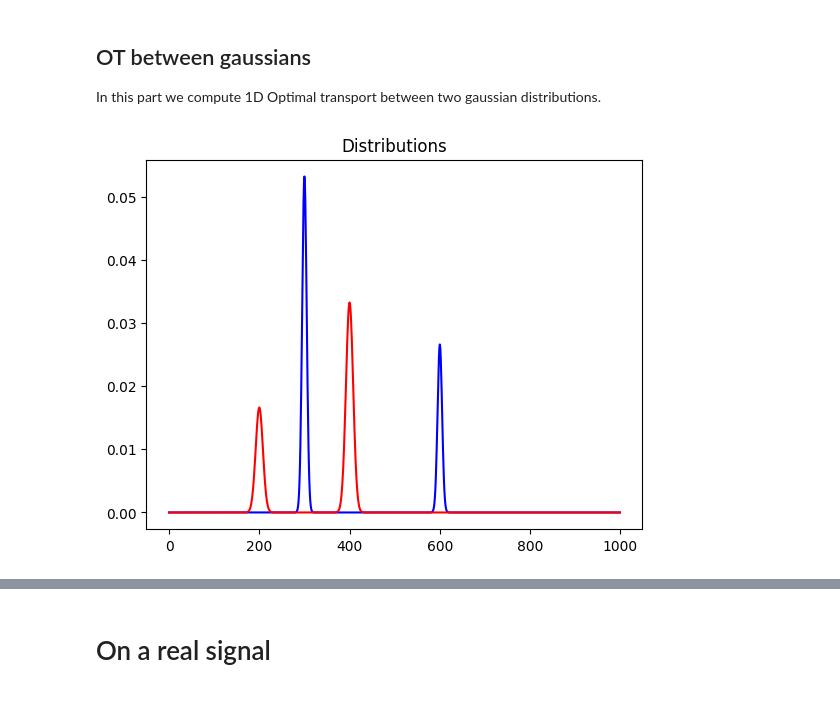
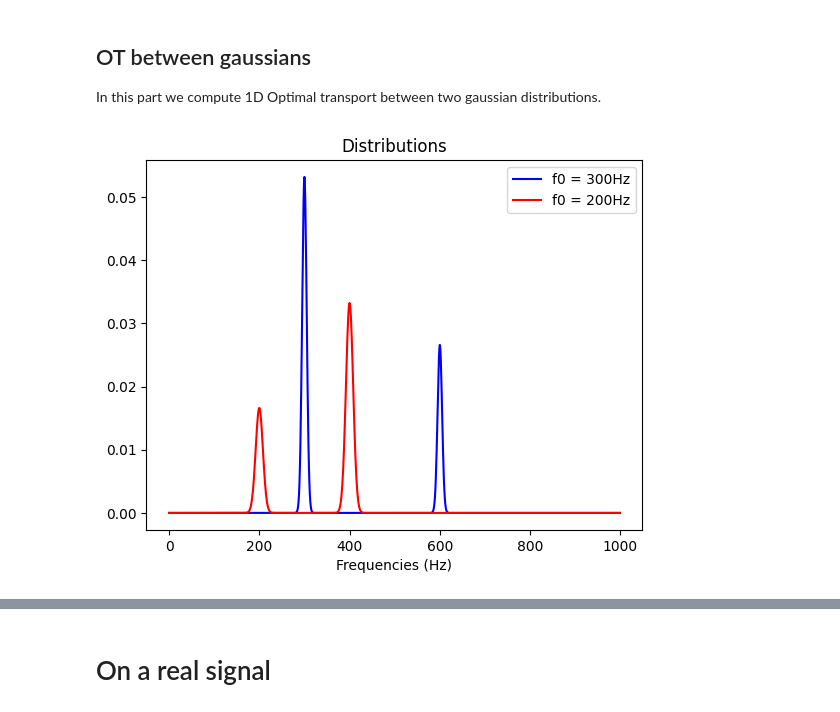
Before and after one commit to zaquastier/audio_1D_transport, a Jupyter notebook: audio_ot_v2.ipynb, the cells around one changed output, grey strips where cells are left out. Cells and saved outputs as stored; diff of their text form; code cells hidden in the pictures.

```diff
--- a/audio_ot_v2.ipynb
+++ b/audio_ot_v2.ipynb
@@ -88,25 +134,27 @@ In this part we compute 1D Optimal transport between two gaussian distributions.
 # %%
 # We compute two 1000-bins gaussian distributions with different mean and std
 
 n = 1000
 x = np.arange(n, dtype=np.float64)
 
 f1 = n * 0.3
 f2 = n * 0.2
 s1 = n * 0.005
 s2 = n * 0.008
 
 # Gaussian distributions
 a1 = 1.0 * ot.datasets.make_1D_gauss(n, m=f1, s=s1) + 0.5 * ot.datasets.make_1D_gauss(n, m=f1*2, s=s1)
 a1 = a1 / np.sum(a1)
 a2 = 0.5 * ot.datasets.make_1D_gauss(n, m=f2, s=s2) + 1.0 * ot.datasets.make_1D_gauss(n, m=f2*2, s=s2)
 a2 = a2 / np.sum(a2)
 
-fig, ax = plt.subplots()
-ax.plot(x, a1, color="blue")
-ax.plot(x, a2, color="red")
-ax.set_title('Distributions')
+plt.plot(x, a1, color="blue", label=f"f0 = {f1:.0f}Hz")
+plt.plot(x, a2, color="red", label=f"f0 = {f2:.0f}Hz")
+plt.title('Distributions')
+plt.xlabel("Frequencies (Hz)")
+plt.legend()
+
 
 plt.show()
 # %% [output]
-[figure, old version]
+[figure, new version]
```
Also changed, not shown: parts of 23 cells of this notebook, 1 other file.
